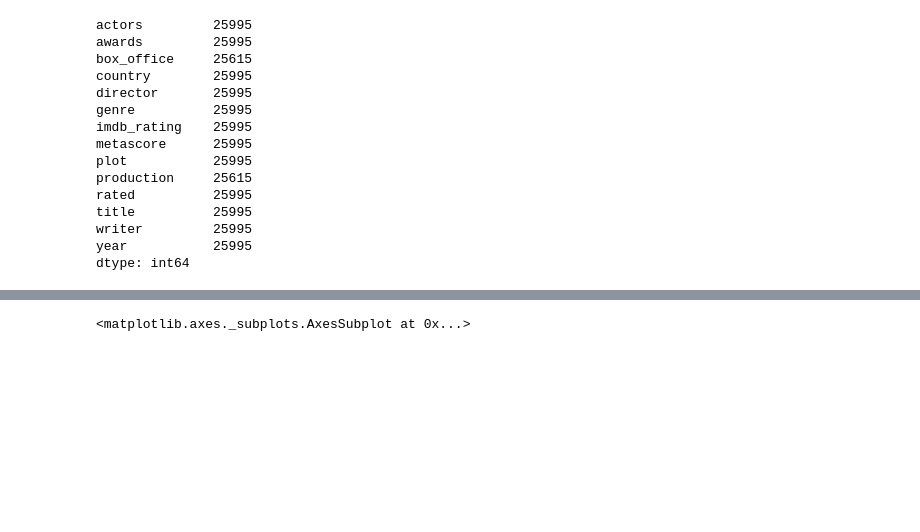
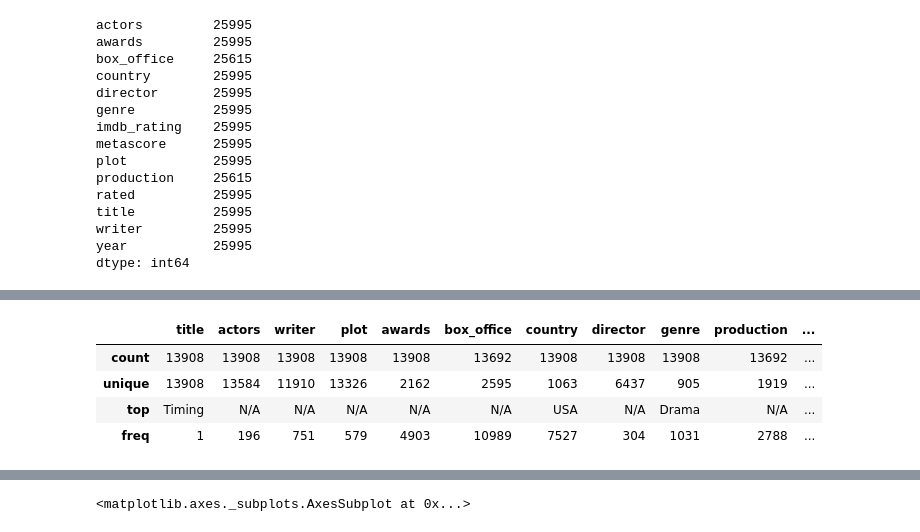
Before and after one commit to kristengutierrez/ActorNetwork, a Jupyter notebook: ActorNetwork.ipynb, the cells around one changed output, grey strips where cells are left out. Drawn from its saved outputs; the diff is of its cells as text; code cells hidden in the pictures; blank space fills up the shorter version.

```diff
--- a/ActorNetwork.ipynb
+++ b/ActorNetwork.ipynb
@@ -492,2 +106,0 @@ cols
-# %%
-data = data[['title','actors','writer','plot','awards','box_office','country','director','genre','production','rated','year','imdb_rating','metascore']]
@@ -563,2 +106,0 @@ dtype: int64
-# %%
-data = data.sort_values('title')
@@ -1078,0 +107,2 @@ To change this limit, set the config variable
+# %%
+df = data.drop_duplicates(['title'], keep='first')
@@ -1079,3 +129,13 @@ To change this limit, set the config variable
+# %%
+df = df[['title','actors','writer','plot','awards','box_office','country','director','genre','production','rated','year','imdb_rating','metascore']]
+# %%
+df.describe()
+# %% [output]
+|  | title | actors | writer | plot | awards | box_office | country | director | genre | production | ... |
+| count | 13908 | 13908 | 13908 | 13908 | 13908 | 13692 | 13908 | 13908 | 13908 | 13692 | ... |
+| unique | 13908 | 13584 | 11910 | 13326 | 2162 | 2595 | 1063 | 6437 | 905 | 1919 | ... |
+| top | Timing | N/A | N/A | N/A | N/A | N/A | USA | N/A | Drama | N/A | ... |
+| freq | 1 | 196 | 751 | 579 | 4903 | 10989 | 7527 | 304 | 1031 | 2788 | ... |
 # %%
 import numpy as np
 import matplotlib
```
Also changed, not shown: parts of 134 cells of this notebook.
